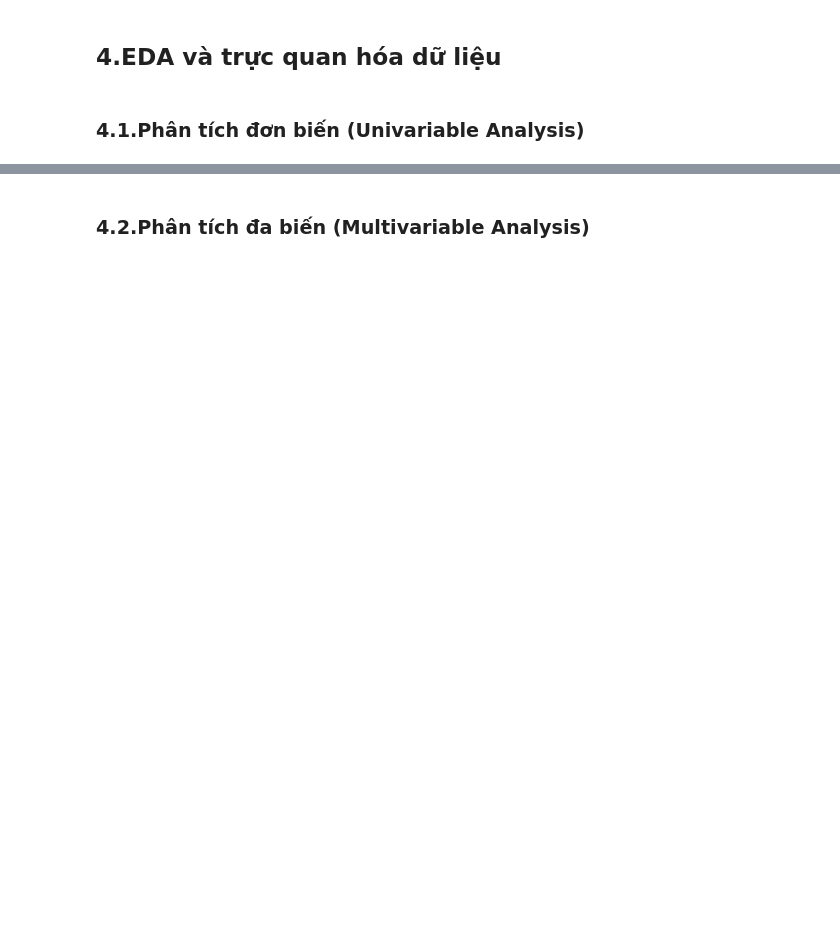
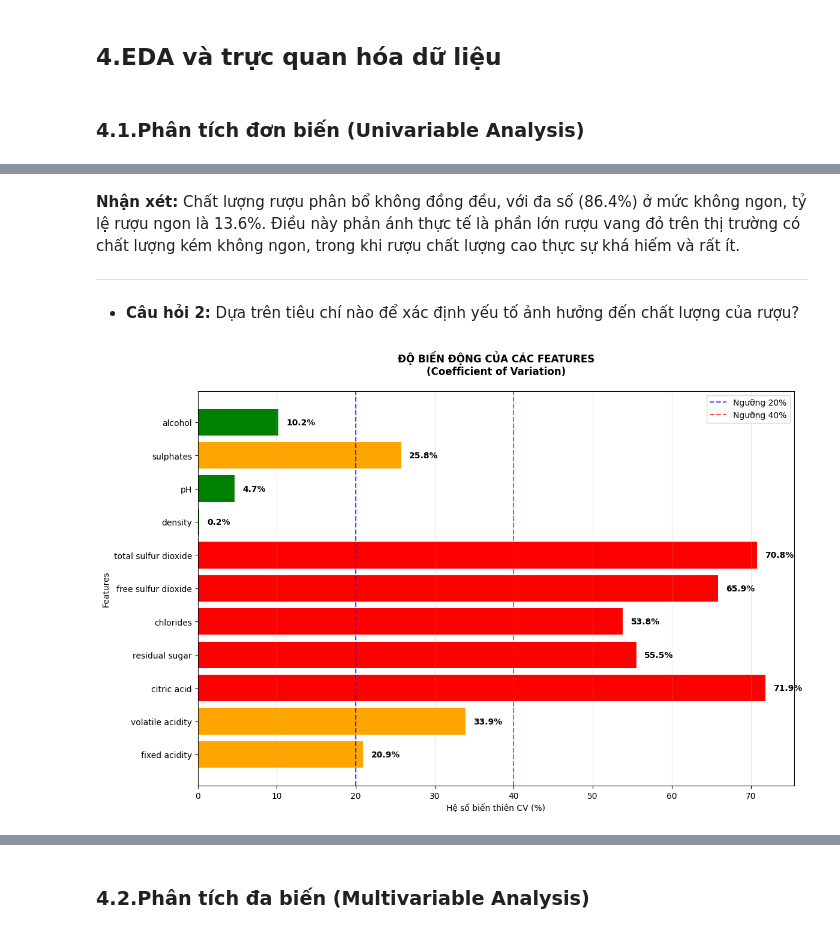
Before and after one commit to hoanqphann/DataAnalyst, a Jupyter notebook: EDA_Ruou_Do.ipynb, the cells around one changed output, grey strips where cells are left out. Drawn from its saved outputs; the diff is of its cells as text; code cells hidden in the pictures; blank space fills up the shorter version.

```diff
--- a/EDA_Ruou_Do.ipynb
+++ b/EDA_Ruou_Do.ipynb
@@ -195,0 +242,53 @@ Số dữ liệu bị trùng lập: 0
+# %% [markdown]
+ **Nhận xét:** Chất lượng rượu phân bổ không đồng đều, với đa số (86.4%) ở mức không ngon, tỷ lệ rượu ngon là 13.6%. Điều này phản ánh thực tế là phần lớn rượu vang đỏ trên thị trường có chất lượng kém không ngon, trong khi rượu chất lượng cao thực sự khá hiếm và rất ít.
+
+---
+# %% [markdown]
++ **Câu hỏi 2:** Dựa trên tiêu chí nào để xác định yếu tố ảnh hưởng đến chất lượng của rượu?
+# %%
+# Tính hệ số biến thiên (Coefficient of Variation)
+cv_analysis = []
+for column in redwine.select_dtypes(include=[np.number]).columns:
+    if column != 'quality':
+        mean_val = redwine[column].mean()
+        std_val = redwine[column].std()
+        cv = (std_val / mean_val) * 100  # Coefficient of Variation %
+
+        cv_analysis.append({
+            'feature': column,
+            'mean': mean_val,
+            'std': std_val,
+            'cv': cv
+        })
+
+# Chuyển thành DataFrame và sắp xếp
+cv_df = pd.DataFrame(cv_analysis).sort_values('cv', ascending=False)
+
+# BIỂU ĐỒ ĐỘ BIẾN ĐỘNG
+plt.figure(figsize=(12, 8))
+bars = plt.barh([x['feature'] for x in cv_analysis], [x['cv'] for x in cv_analysis],
+                color=['red' if x['cv'] > 40 else 'orange' if x['cv'] > 20 else 'green' for x in cv_analysis])
+
+# Thêm giá trị CV trên các cột
+for bar, value in zip(bars, [x['cv'] for x in cv_analysis]):
+    plt.text(bar.get_width() + 1, bar.get_y() + bar.get_height()/2,
+             f'{value:.1f}%', va='center', fontweight='bold')
+
+plt.axvline(x=20, color='blue', linestyle='--', alpha=0.7, label='Ngưỡng 20%')
+plt.axvline(x=40, color='red', linestyle='--', alpha=0.7, label='Ngưỡng 40%')
+plt.xlabel('Hệ số biến thiên CV (%)')
+plt.ylabel('Features')
+plt.title('ĐỘ BIẾN ĐỘNG CỦA CÁC FEATURES\n(Coefficient of Variation)', fontweight='bold', pad=20)
+plt.legend()
+plt.grid(axis='x', alpha=0.3)
+plt.tight_layout()
+plt.show()
+
+high_variability = cv_df[cv_df['cv'] > 40]
+medium_variability = cv_df[(cv_df['cv'] > 20) & (cv_df['cv'] <= 40)]
+low_variability = cv_df[cv_df['cv'] <= 20]
+
+# CHỌN FEATURES QUAN TRỌNG DỰA TRÊN BIẾN ĐỘNG
+selected_features = cv_df[cv_df['cv'] > 15]['feature'].tolist()
+# %% [output]
+[figure, added]
```
Also changed, not shown: parts of 29 cells of this notebook.
